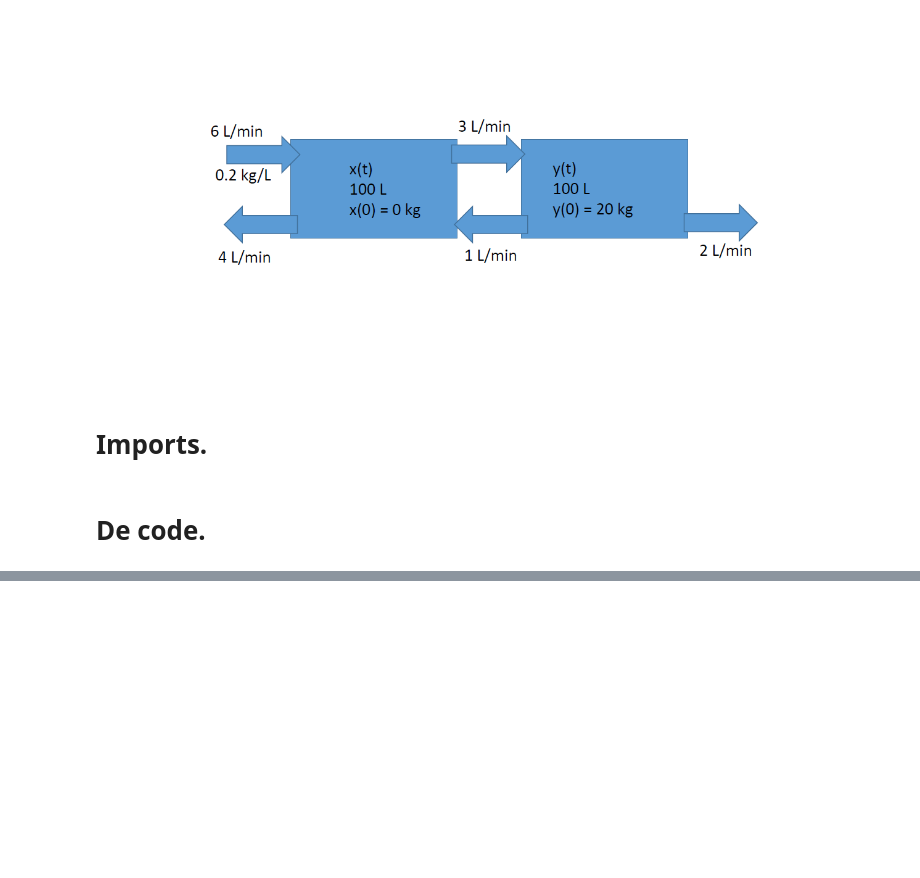
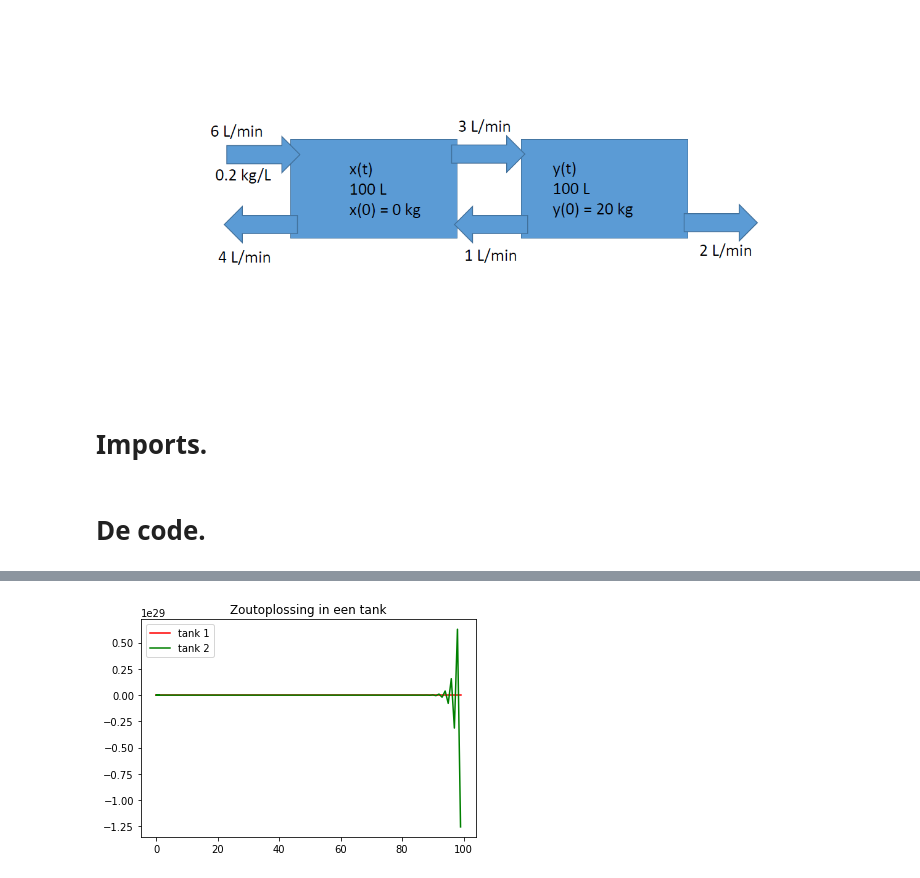
Before and after one commit to WijnandVanDijk/SimulationModelling, a Jupyter notebook: FinalAssignment.ipynb, the cells around one changed output, grey strips where cells are left out. Cells and saved outputs as stored; diff of their text form; code cells hidden in the pictures; blank space fills up the shorter version.

Commit message:
Niet werkend euler method added

```diff
--- a/FinalAssignment.ipynb
+++ b/FinalAssignment.ipynb
@@ -49,0 +97,10 @@ IndexError: invalid index to scalar variable.
+# %%
+looptijd, delen_tank_A, delen_tank_B = Forward_euler_methode()
+
+plt.plot(looptijd,delen_tank_A,'r',label='tank 1')
+plt.plot(looptijd,delen_tank_B,'g',label='tank 2')
+plt.title('Zoutoplossing in een tank')
+plt.legend()
+plt.show()
+# %% [output]
+[figure, added]
```
Also changed, not shown: parts of 1 cell of this notebook.
